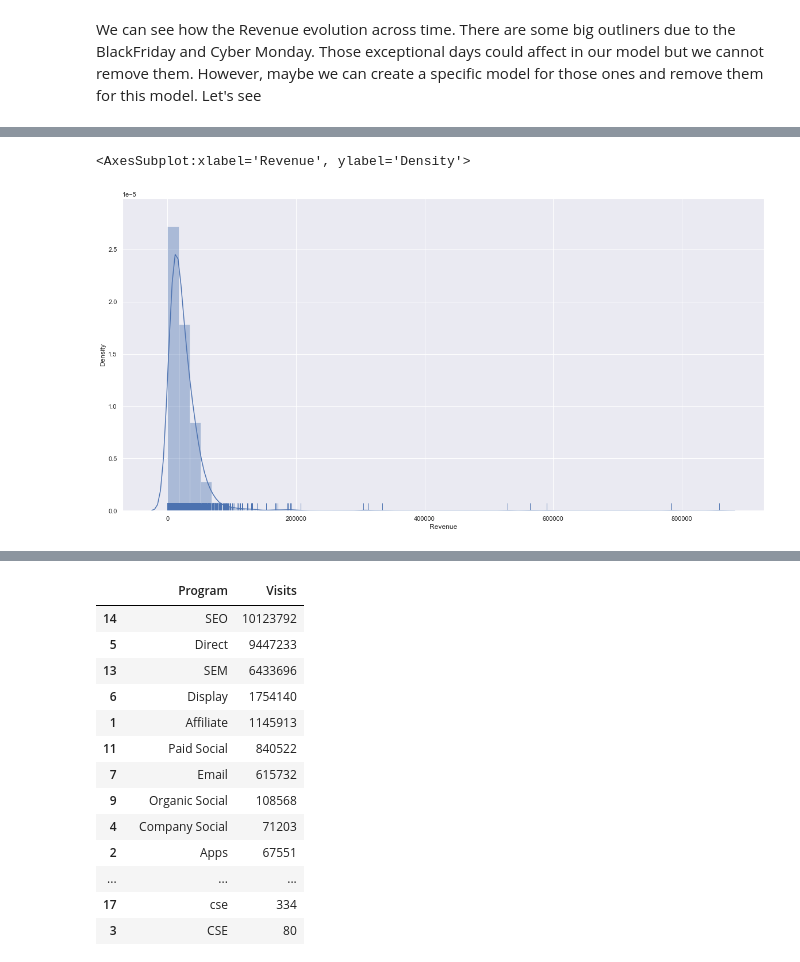
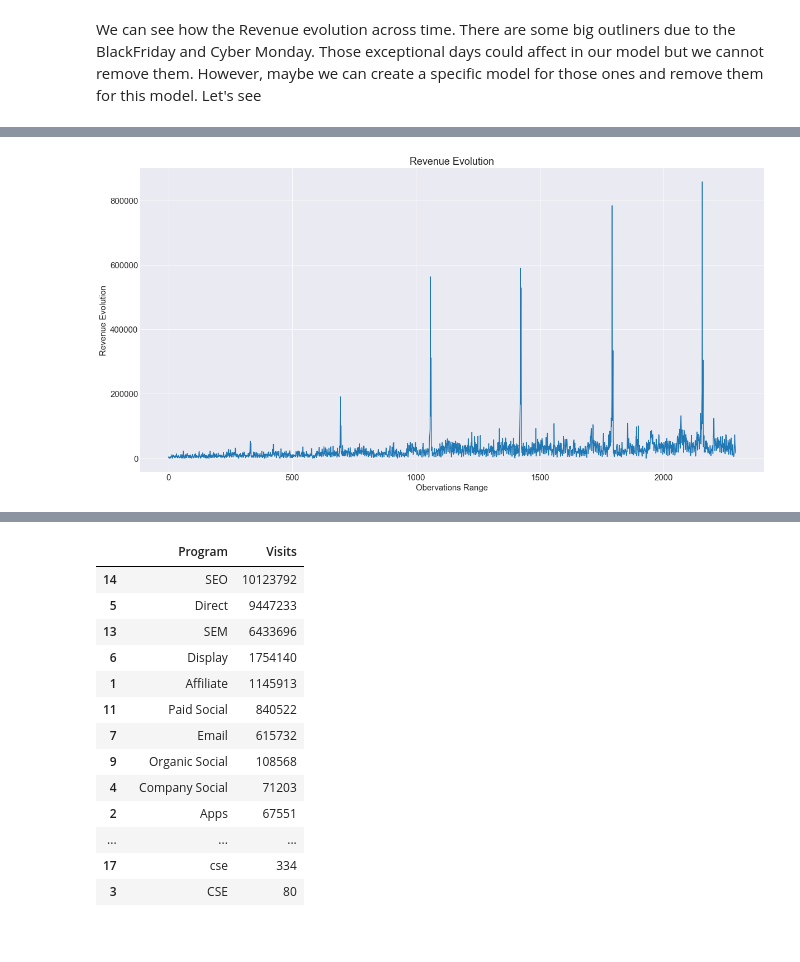
Before and after one commit to Jorge-Montenegro/TFM, a Jupyter notebook: TFM.ipynb, the cells around one changed output, grey strips where cells are left out. Cells and saved outputs as stored; diff of their text form; code cells hidden in the pictures; blank space fills up the shorter version.

```diff
--- a/TFM.ipynb
+++ b/TFM.ipynb
@@ -43,8 +45,8 @@ visual_parameters = dict(
      'font.size': 15, #Font size
      'xtick.labelsize': 15, #Font size in X
      'ytick.labelsize': 15, #Font size in Y
-     'xtick.direction': 'out',
-     'ytick.direction': 'inout'
+     'xtick.direction': 'inout',
+     'ytick.direction': 'inout',
 })
 
 #Apply all parameters
@@ -198,5 +187,3 @@ print(f'Pearson Revenue: {pearson_revenue}) and Pearson Visits: {pearson_traffic
 Pearson Revenue: 1.5053009683385912) and Pearson Visits: 0.6456786270337299
 # %% [markdown]
 We can see how the Revenue evolution across time. There are some big outliners due to the BlackFriday and Cyber Monday. Those exceptional days could affect in our model but we cannot remove them. However, maybe we can create a specific model for those ones and remove them for this model. Let's see
-# %%
-plt.rcParams
@@ -238,7 +190,4 @@ ax.tick_params(labelsize= 15)
-# %%
-fig, ax = plt.subplots(1, 1)
-fig.set_size_inches(20,10)
-sns.distplot(data_small['Revenue'], hist= True, rug= True, ax      = ax)
-# %% [output]
-<AxesSubplot:xlabel='Revenue', ylabel='Density'>
-[figure, removed]
+# %%
+draw_plot(data_small, 'Revenue', 'Revenue Evolution')
+# %% [output]
+[figure, added]
```
Also changed, not shown: parts of 16 cells of this notebook.
